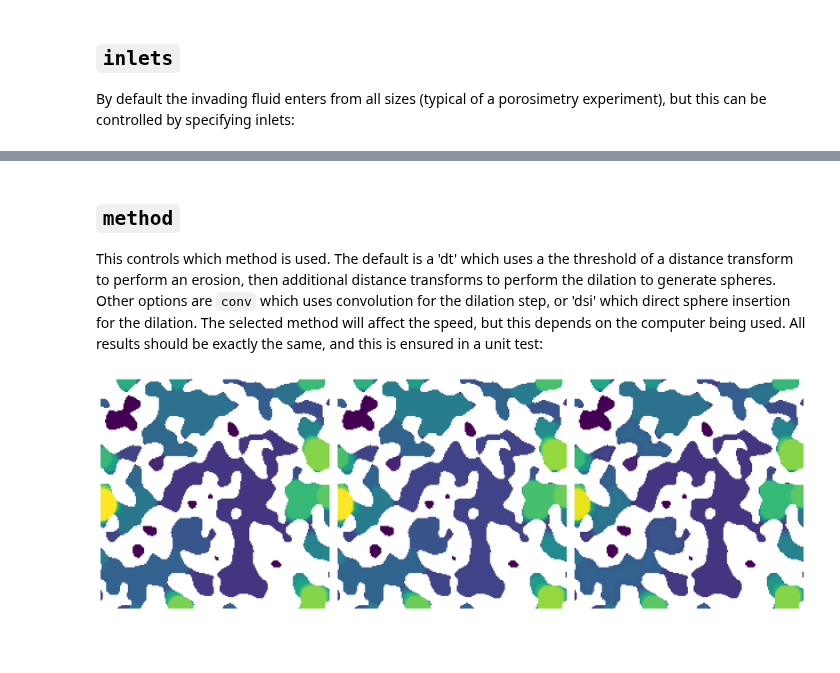
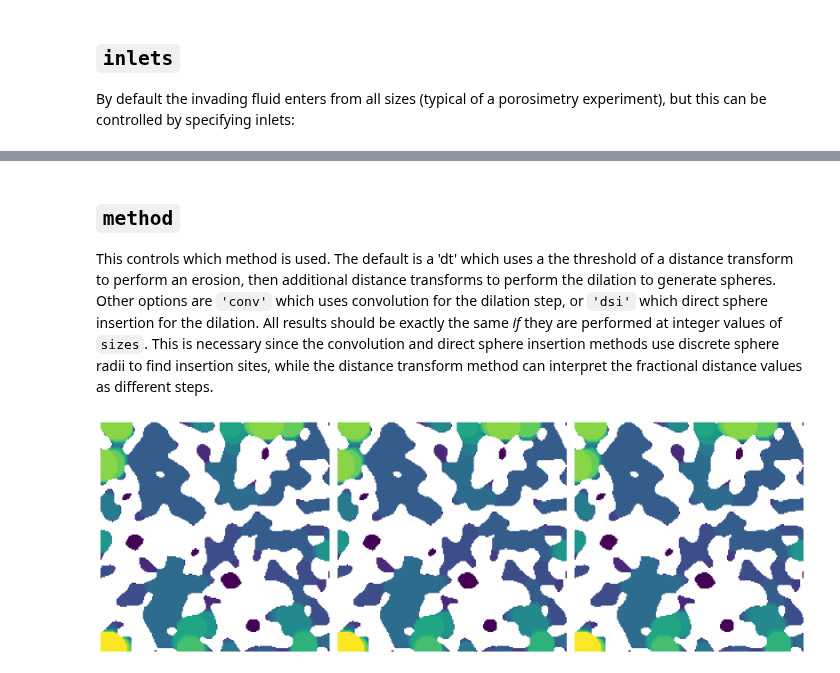
Before and after one commit to HydeAWhile/PoreSpy, a Jupyter notebook: examples/filters/reference/porosimetry.ipynb, the cells around one changed output, grey strips where cells are left out. Drawn from its saved outputs; the diff is of its cells as text; code cells hidden in the pictures; blank space fills up the shorter version.

Commit message:
Updating examples for filters

```diff
--- a/examples/filters/reference/porosimetry.ipynb
+++ b/examples/filters/reference/porosimetry.ipynb
@@ -59,16 +59,20 @@ ax[1].set_ylabel('fraction of pore volume smaller than stated size');
 # %% [markdown]
 ## `method`
-This controls which method is used.  The default is a 'dt' which uses a the threshold of a distance transform to perform an erosion, then additional distance transforms to perform the dilation to generate spheres.  Other options are `conv` which uses convolution for the dilation step, or 'dsi' which direct sphere insertion for the dilation. The selected method will affect the speed, but this depends on the computer being used.  All results should be exactly the same, and this is ensured in a unit test:
+This controls which method is used.  The default is a 'dt' which uses a the threshold of a distance transform to perform an erosion, then additional distance transforms to perform the dilation to generate spheres.  Other options are `'conv'` which uses convolution for the dilation step, or `'dsi'` which direct sphere insertion for the dilation. All results should be exactly the same *if* they are performed at integer values of `sizes`. This is necessary since the convolution and direct sphere insertion methods use discrete sphere radii to find insertion sites, while the distance transform method can interpret the fractional distance values as different steps.
 # %%
-sizes1 = ps.filters.porosimetry(im=im, method='dt')
-sizes2 = ps.filters.porosimetry(im=im, method='conv')
-sizes3 = ps.filters.porosimetry(im=im, method='dsi')
+sizes = np.arange(50, 1, -1)
+sizes1 = ps.filters.porosimetry(im=im, method='dt', sizes=sizes)
+sizes2 = ps.filters.porosimetry(im=im, method='conv', sizes=sizes)
+sizes3 = ps.filters.porosimetry(im=im, method='dsi', sizes=sizes)
 fig, ax = plt.subplots(1, 3, figsize=[16, 6])
 ax[0].imshow(sizes1/im, origin='lower', interpolation='none')
 ax[0].axis(False)
 ax[1].imshow(sizes2/im, origin='lower', interpolation='none')
 ax[1].axis(False)
 ax[2].imshow(sizes3/im, origin='lower', interpolation='none')
 ax[2].axis(False);
+
+assert np.all(sizes1 == sizes2)
+assert np.all(sizes2 == sizes3)
 # %% [output]
-[figure, old version]
+[figure, new version]
```
Also changed, not shown: parts of 4 cells of this notebook, 17 other files.
